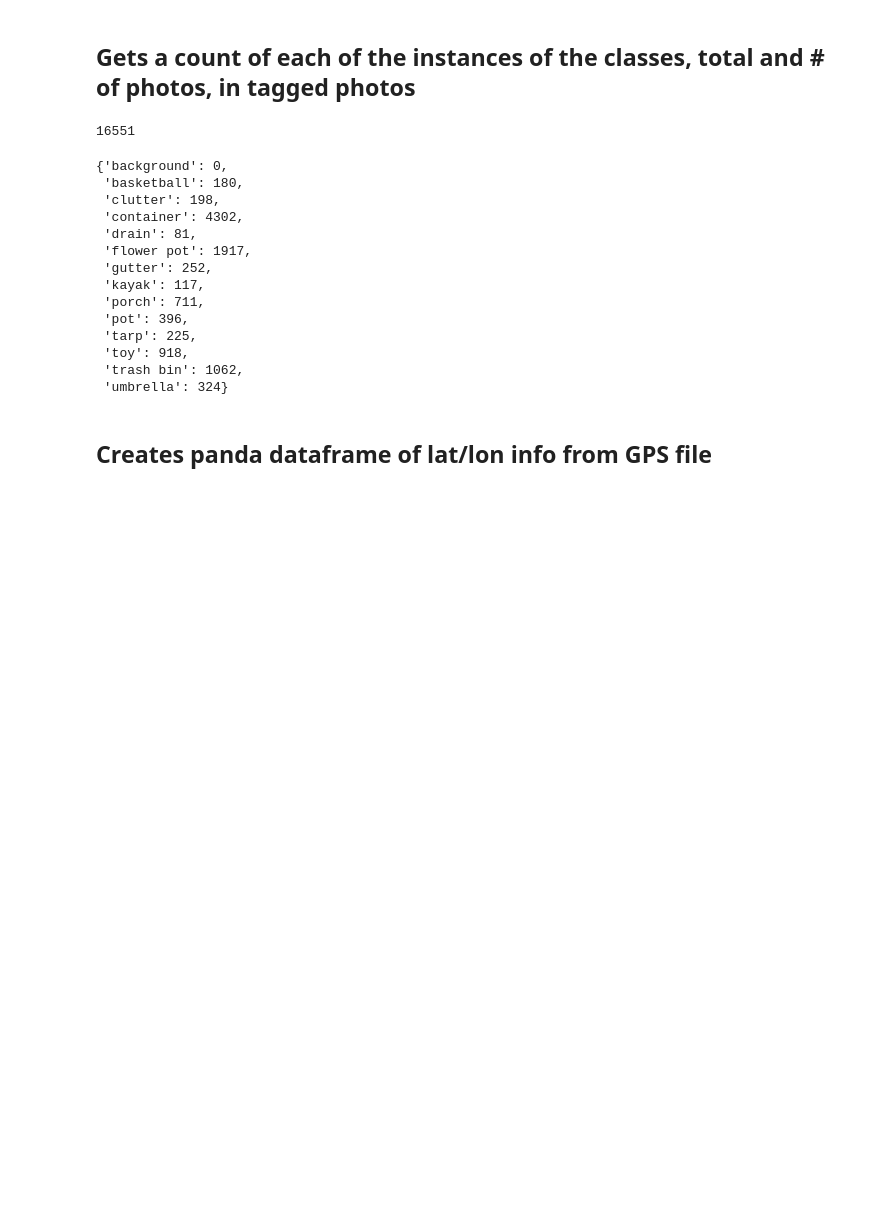
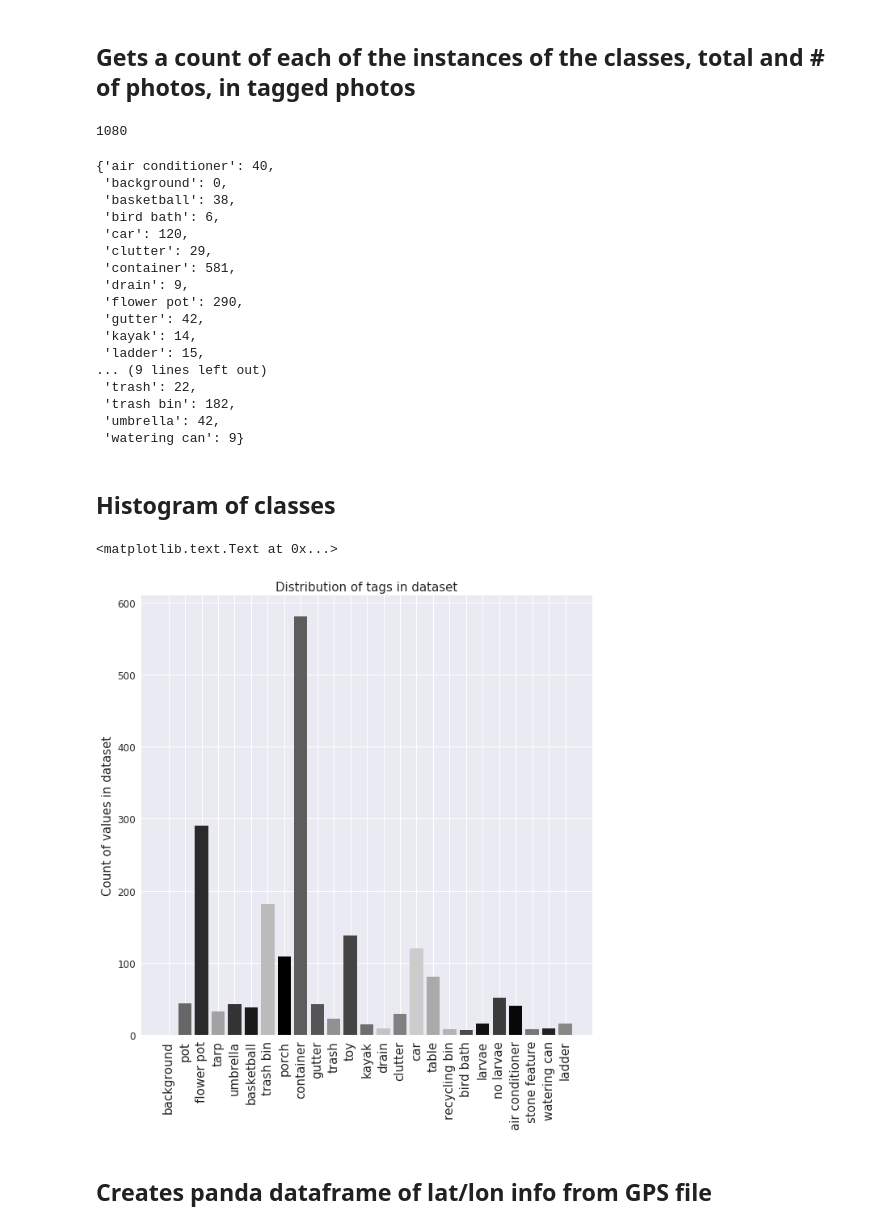
Before and after one commit to Elizabethcase/deeplearningcourse, a Jupyter notebook: elizabeth/data/Counting class instance and matching gps data.ipynb, the cells around one changed output. Cells and saved outputs as stored; diff of their text form; code cells hidden in the pictures; blank space fills up the shorter version.

```diff
--- a/elizabeth/data/Counting class instance and matching gps data.ipynb
+++ b/elizabeth/data/Counting class instance and matching gps data.ipynb
@@ -170,30 +172,56 @@ def get_counts_of_classes(directory, shape=[512,512]):
                         NEW[label] += 1
 
     return COUNT, NEW, WEIRDOS
+# %%
+count, new, weirdos = get_counts_of_classes(annopath)
+# %% [output]
+1080
 # %%
-count, new, weirdos = get_counts_of_classes(annopath)
-
+in_list = 0
+out_list = 0
 in_list = sum(count.values())
 out_list = sum(new.values())
 
-print(in_list+out_list)
+#print(in_list+out_list)
+for key, values in count.items():
+    count[key]=values#/in_list
 
 count
 # %% [output]
-16551
+{'air conditioner': 40,
+ 'background': 0,
+ 'basketball': 38,
+ 'bird bath': 6,
+ 'car': 120,
+ 'clutter': 29,
+ 'container': 581,
+ 'drain': 9,
+ 'flower pot': 290,
+ 'gutter': 42,
+ 'kayak': 14,
+ 'ladder': 15,
+... (9 lines left out)
+ 'trash': 22,
+ 'trash bin': 182,
+ 'umbrella': 42,
+ 'watering can': 9}
-{'background': 0,
- 'basketball': 180,
- 'clutter': 198,
- 'container': 4302,
- 'drain': 81,
- 'flower pot': 1917,
- 'gutter': 252,
- 'kayak': 117,
- 'porch': 711,
- 'pot': 396,
- 'tarp': 225,
- 'toy': 918,
- 'trash bin': 1062,
- 'umbrella': 324}
+# %% [markdown]
+## Histogram of classes
+# %%
+import seaborn as sns
+plt.style.use('seaborn')
+colors = plt.cm.gray(np.linspace(0, .8, len(count.keys()))).tolist()
+#colors = sns.color_palette("viridis", n_colors=len(count.keys()), desat=.3)
+random.shuffle(colors)
+# %%
+plt.figure(figsize=(10,10))
+plt.bar(np.linspace(0,len(count.keys())-1,25),count.values(),color=colors)
+plt.xticks(np.linspace(0,len(count.keys())-1,25),list(count.keys()),rotation=90,fontsize=15)
+plt.yticks(fontsize=12)
+plt.ylabel("Count of values in dataset",fontsize=15)
+plt.title("Distribution of tags in dataset",fontsize=15)
+# %% [output]
+<matplotlib.text.Text at 0x...>
+[figure, added]
 # %% [markdown]
 ## Creates panda dataframe of lat/lon info from GPS file
```
Also changed, not shown: parts of 41 cells of this notebook, 17 other files.
